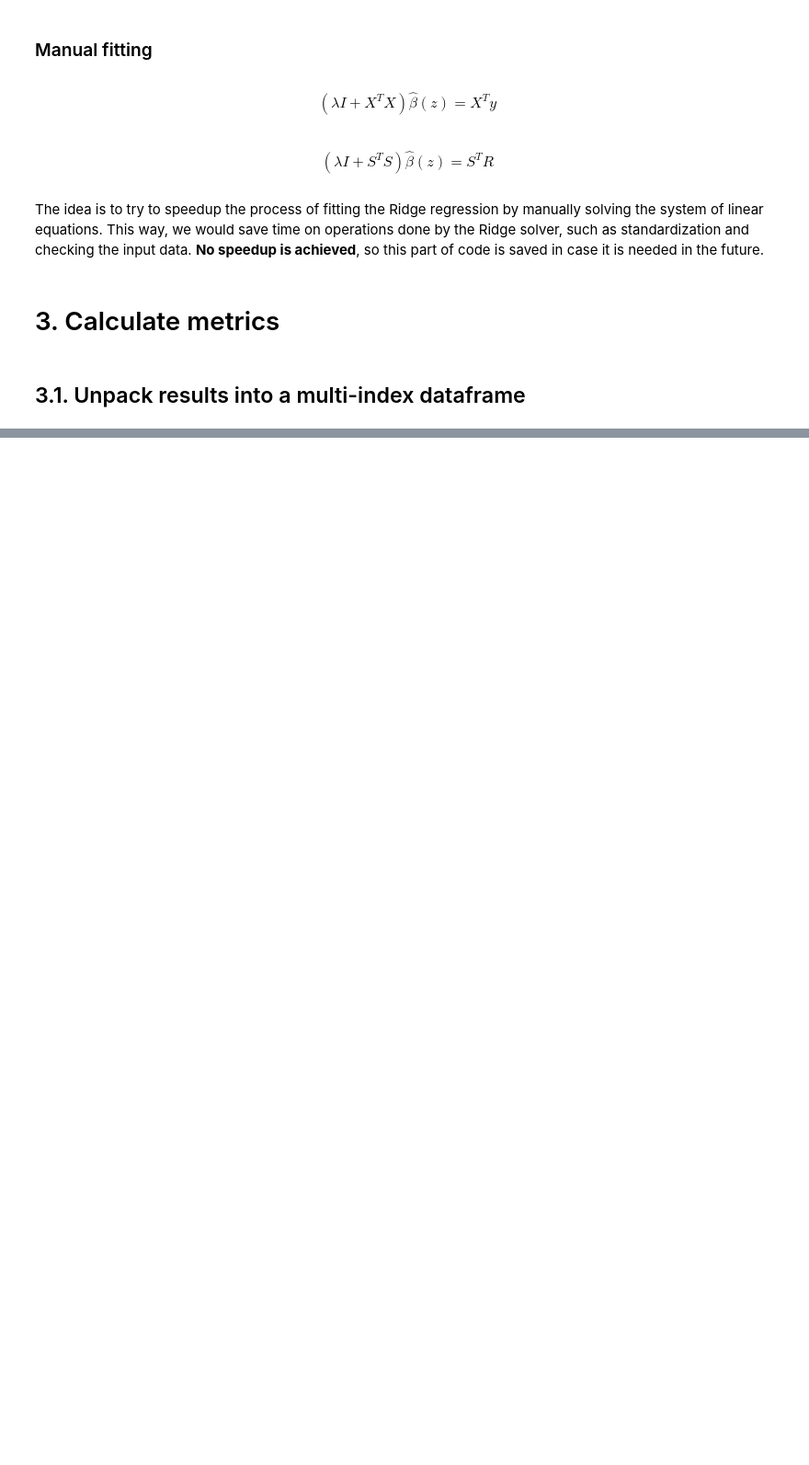
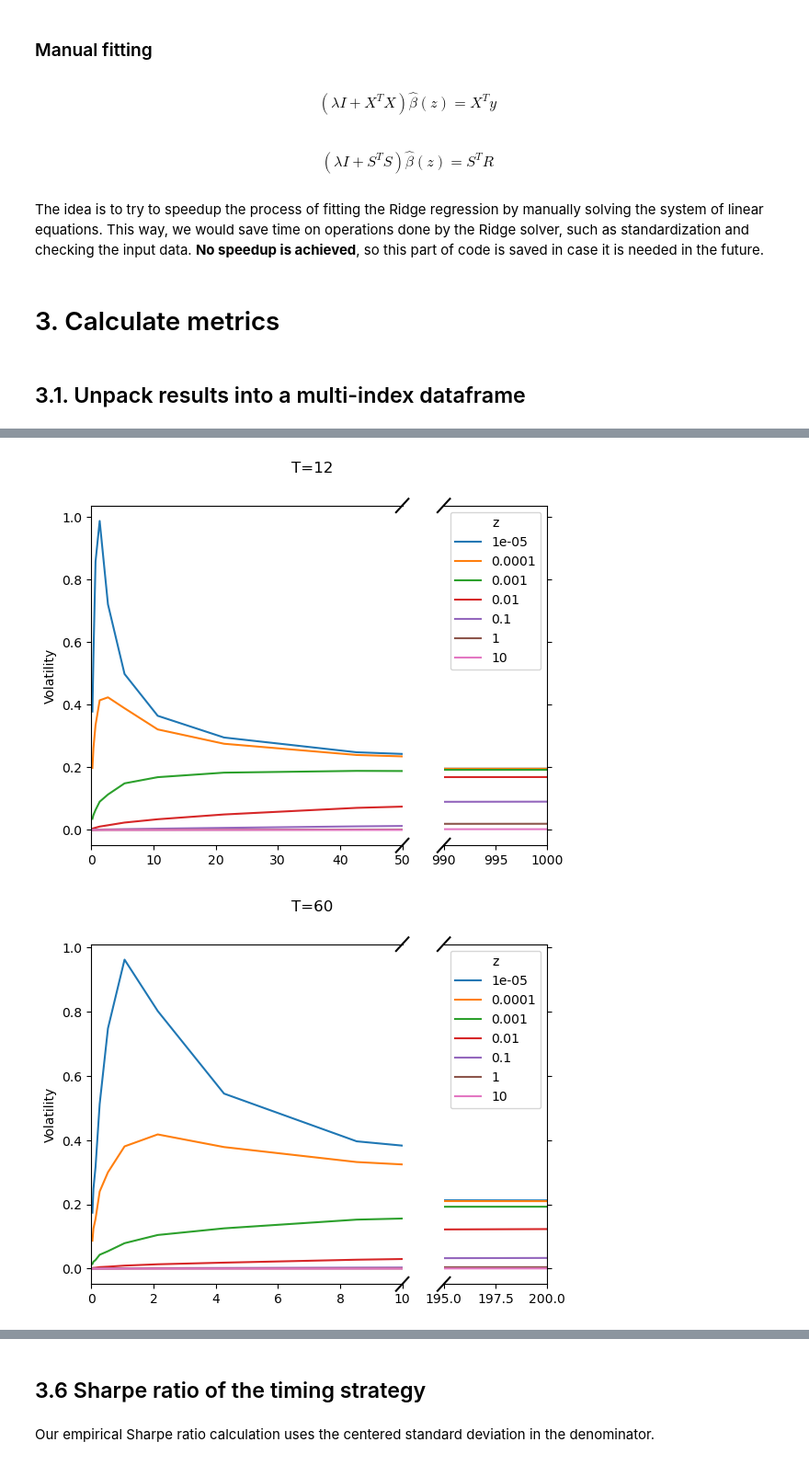
Before and after one commit to zivmi/voc_reproduction, a Jupyter notebook: notebooks/03-mz-voc-curve.ipynb, the cells around one changed output, grey strips where cells are left out. Shown at 92% size. Drawn from its saved outputs; the diff is of its cells as text; code cells hidden in the pictures; blank space fills up the shorter version.

```diff
--- a/notebooks/03-mz-voc-curve.ipynb
+++ b/notebooks/03-mz-voc-curve.ipynb
@@ -759,0 +760,12 @@ b12
+# %%
+strategy_vola = strategy_returns_df.std().unstack().reset_index()
+strategy_vola['c'] = strategy_vola['P']/strategy_vola['T']
+# %%
+for T in T_list:
+    plot_broken_x(strategy_vola, T, z_list,
+                  "Volatility",
+                  f"../reports/figures/vola_T{T}_seed{seed}.png",
+                  ytype=None)
+# %% [output]
+[figure, added]
+[figure, added]
@@ -759,0 +773,4 @@ b12
+# %% [markdown]
+## 3.6 Sharpe ratio of the timing strategy
+# %% [markdown]
+Our empirical Sharpe ratio calculation uses the centered standard deviation in the denominator.
```
Also changed, not shown: parts of 42 cells of this notebook, 1 other file.
